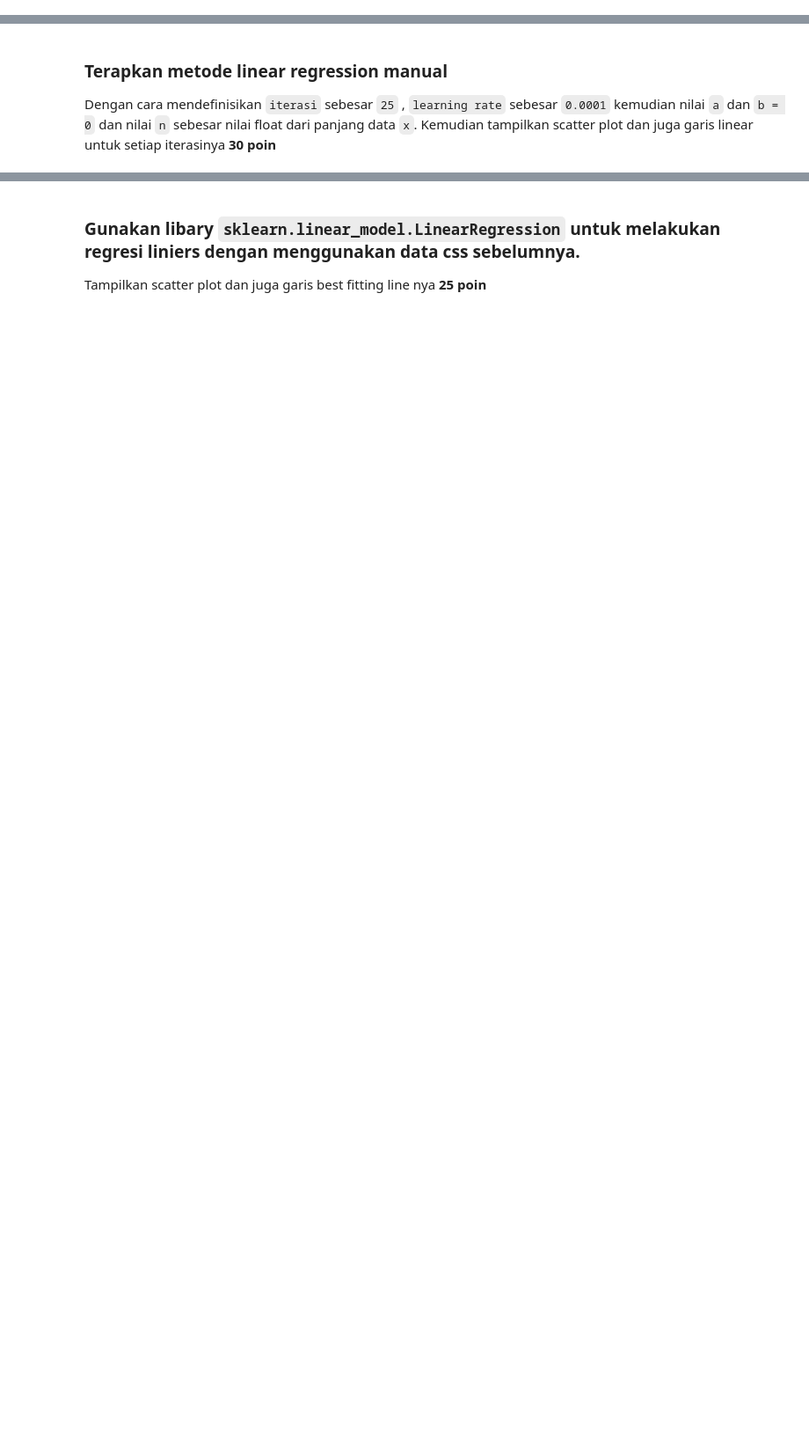
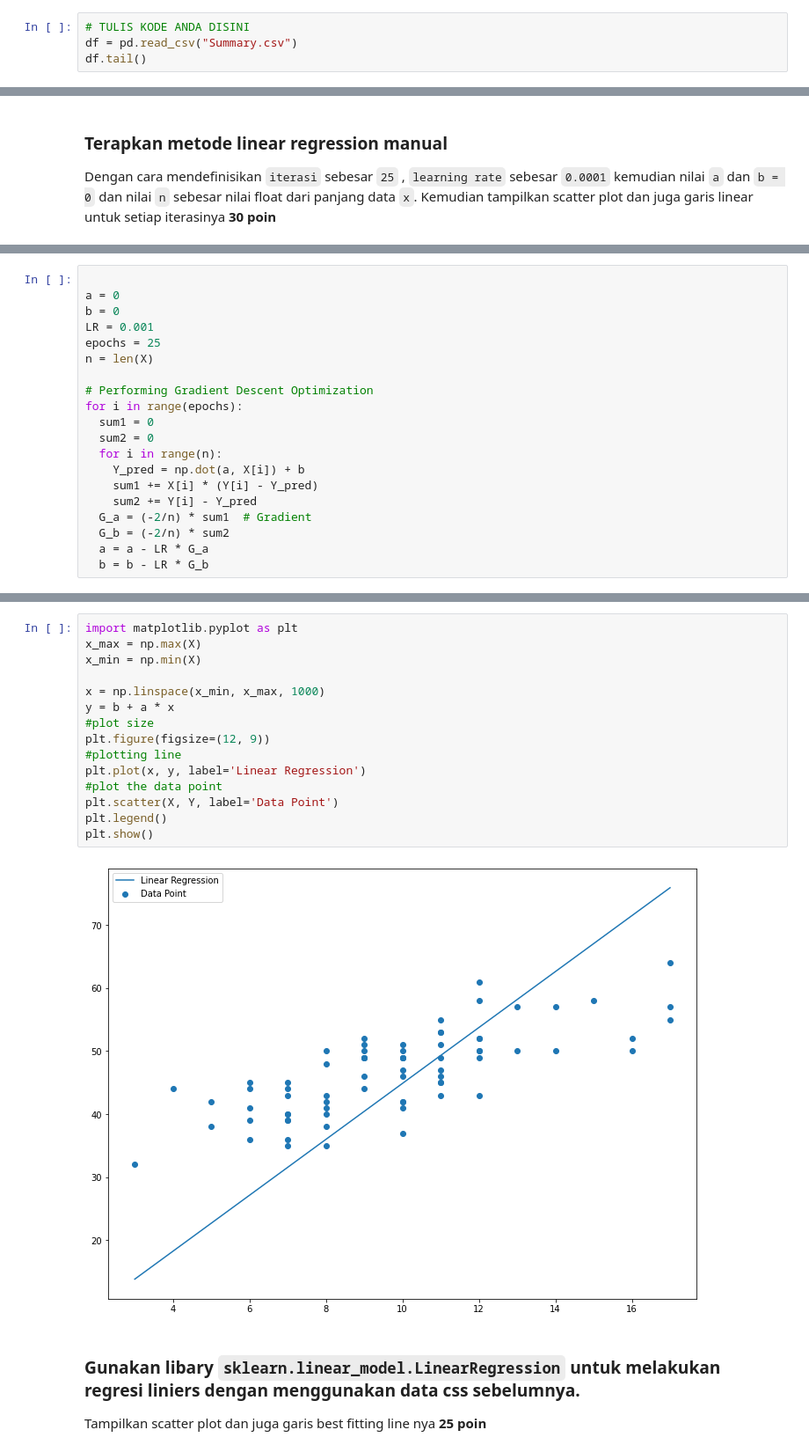
Before and after one commit to ivandwinugraha/Data-Maining, a Jupyter notebook: Kegiatan_Modul_3.ipynb, the cells around one changed output, grey strips where cells are left out. Shown: that part at 88% size. Drawn from its saved outputs; the diff is of its cells as text; blank space fills up the shorter version.

```diff
--- a/Kegiatan_Modul_3.ipynb
+++ b/Kegiatan_Modul_3.ipynb
@@ -39,0 +63,4 @@ Summary.csv         100%[===================>]     670  --.-KB/s    in 0s
+# %%
+# TULIS KODE ANDA DISINI
+df = pd.read_csv("Summary.csv")
+df.tail()
@@ -98,0 +186,20 @@ epochs = 10000 #jumlah iterasi
+# %%
+
+a = 0
+b = 0
+LR = 0.001
+epochs = 25
+n = len(X)
+
+# Performing Gradient Descent Optimization
+for i in range(epochs):
+  sum1 = 0
+  sum2 = 0
+  for i in range(n):
+    Y_pred = np.dot(a, X[i]) + b
+    sum1 += X[i] * (Y[i] - Y_pred)
+    sum2 += Y[i] - Y_pred
+  G_a = (-2/n) * sum1  # Gradient
+  G_b = (-2/n) * sum2
+  a = a - LR * G_a
+  b = b - LR * G_b
@@ -99,3 +216,20 @@ epochs = 10000 #jumlah iterasi
+# %%
+import matplotlib.pyplot as plt
+x_max = np.max(X)
+x_min = np.min(X)
+
+x = np.linspace(x_min, x_max, 1000)
+y = b + a * x
+#plot size
+plt.figure(figsize=(12, 9))
+#plotting line
+plt.plot(x, y, label='Linear Regression')
+#plot the data point
+plt.scatter(X, Y, label='Data Point')
+plt.legend()
+plt.show()
+# %% [output]
+[figure, added]
 # %% [markdown]
 ### Gunakan libary `sklearn.linear_model.LinearRegression` untuk melakukan regresi liniers dengan menggunakan data css sebelumnya.
 
```
Also changed, not shown: parts of 23 cells of this notebook.
